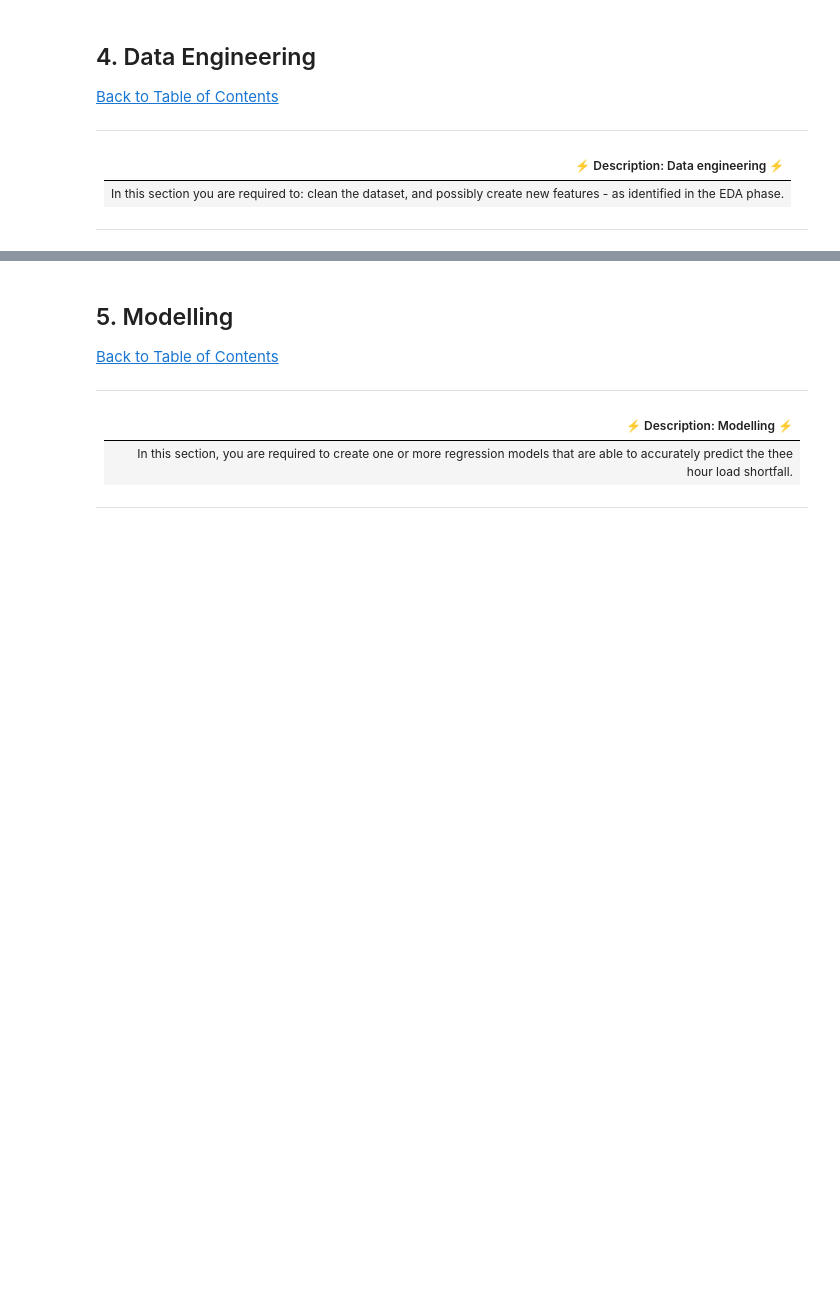
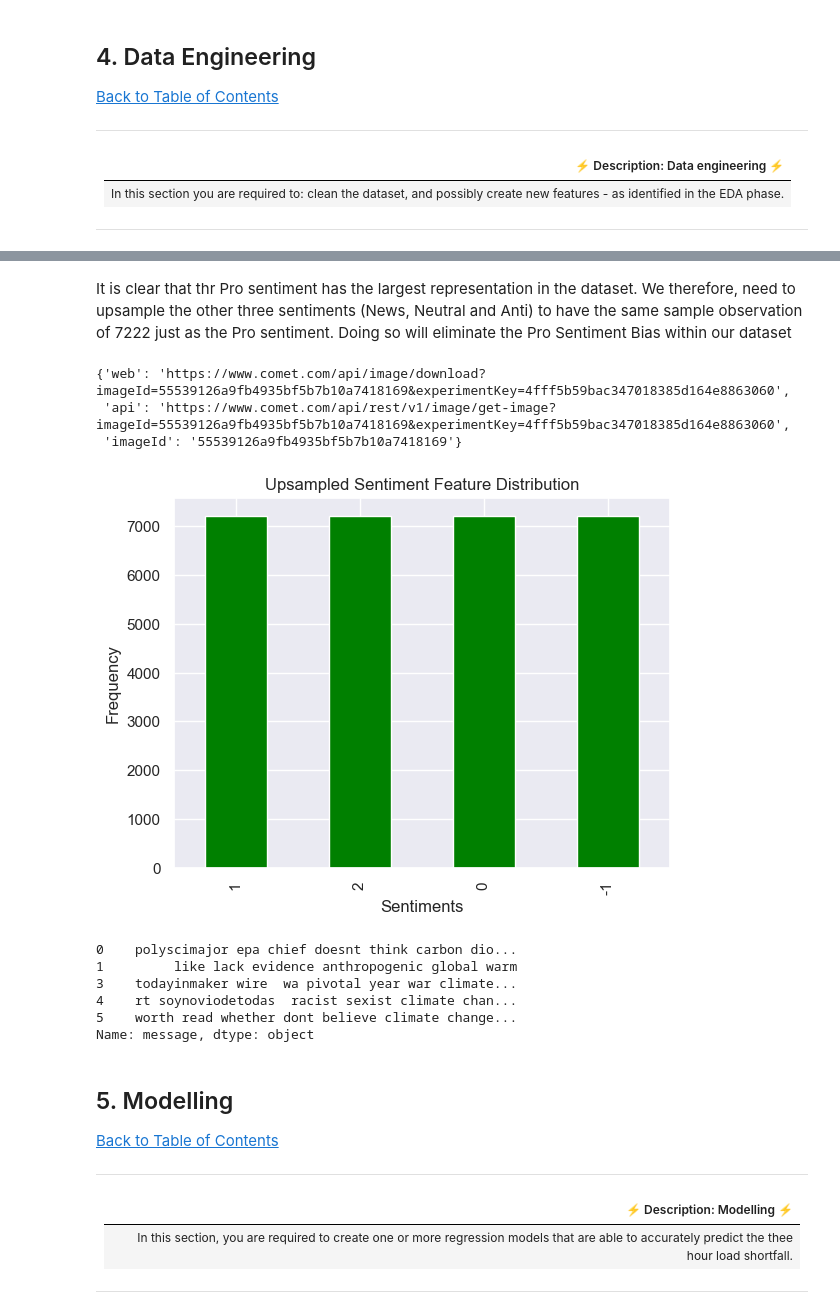
Before and after one commit to ObengKojo23/2207ACDS_TEAM_CW2, a Jupyter notebook: notebooks/twitter_sentiment_classification_notebook.ipynb, the cells around one changed output, grey strips where cells are left out. Saved outputs shown, nothing was run; the diff lists cells and outputs as text; code cells hidden in the pictures; blank space fills up the shorter version.

```diff
--- a/notebooks/twitter_sentiment_classification_notebook.ipynb
+++ b/notebooks/twitter_sentiment_classification_notebook.ipynb
@@ -669,3 +792,52 @@ def clean_df(df, col):
+# %% [markdown]
+It is clear that thr Pro sentiment has the largest representation in the dataset. We therefore, need to upsample the other three sentiments (News, Neutral and Anti) to have the same sample observation of 7222 just as the Pro sentiment. Doing so will eliminate the Pro Sentiment Bias within our dataset
+# %%
+'''
+Upsampling the dataset
+'''
+
+#declaring our sentiment classes
+pro = train_copy[train_copy['sentiment'] == 1]
+news = train_copy[train_copy['sentiment'] == 2]
+neutral =train_copy[train_copy['sentiment'] == 0]
+anti = train_copy[train_copy['sentiment'] == -1]
+
+##Upsample News sentiment
+upsampled_news = resample(news, replace=True, n_samples=len(pro))
+
+#Upsample Neutral sentiment
+upsampled_neutral = resample(neutral, replace=True, n_samples=len(pro))
+
+#Upsample Anti sentiment
+upsampled_anti = resample(anti, replace=True, n_samples=len(pro))
+
+upsample_df = pd.concat([pro, upsampled_news, upsampled_neutral, upsampled_anti])
+# %%
+# visualise distribution of  Upsampled dataset
+upsample_df['sentiment'].value_counts().plot(kind='bar', color='green')
+plt.title('Upsampled Sentiment Feature Distribution')
+plt.ylabel('Frequency')
+plt.xlabel('Sentiments')
+experiment.log_figure(figure_name='Upsampled Sentiment feature Distribution')
+# %% [output]
+{'web': 'https://www.comet.com/api/image/download?imageId=55539126a9fb4935bf5b7b10a7418169&experimentKey=4fff5b59bac347018385d164e8863060',
+ 'api': 'https://www.comet.com/api/rest/v1/image/get-image?imageId=55539126a9fb4935bf5b7b10a7418169&experimentKey=4fff5b59bac347018385d164e8863060',
+ 'imageId': '55539126a9fb4935bf5b7b10a7418169'}
+[figure, added]
+# %%
+#Split Upsampled train dataset features into Predictors and Target
+X_upsampled = upsample_df['message']
+y_upsampled = upsample_df['sentiment']
+
+
+X_upsampled.head()
+# %% [output]
+0    polyscimajor epa chief doesnt think carbon dio...
+1         like lack evidence anthropogenic global warm
+3    todayinmaker wire  wa pivotal year war climate...
+4    rt soynoviodetodas  racist sexist climate chan...
+5    worth read whether dont believe climate change...
+Name: message, dtype: object
 # %% [markdown]
 <a id="five"></a>
 ## 5. Modelling
```
Also changed, not shown: parts of 35 cells of this notebook.
